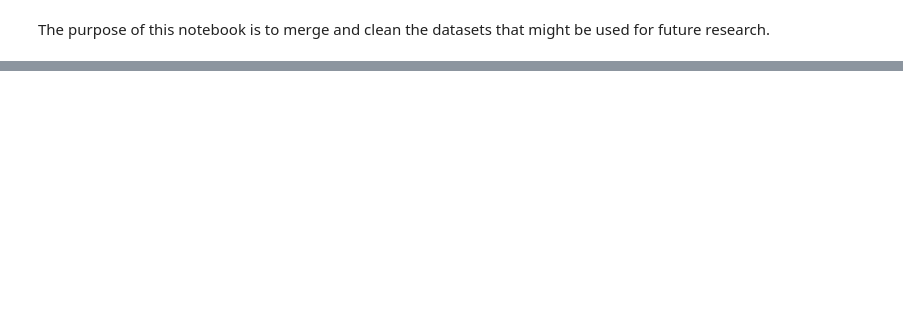
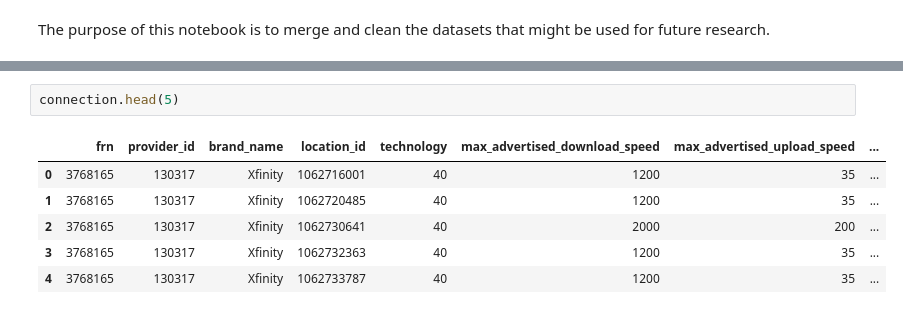
Before and after one commit to ReidelVichot/DE_CAI_broadband, a Jupyter notebook: MergingDataset.ipynb, the cells around one changed output, grey strips where cells are left out. Drawn from its saved outputs; the diff is of its cells as text; blank space fills up the shorter version.

```diff
--- a/MergingDataset.ipynb
+++ b/MergingDataset.ipynb
@@ -22,0 +93,9 @@ The purpose of this notebook is to merge and clean the datasets that might be us
+# %%
+connection.head(5)
+# %% [output]
+|  | frn | provider_id | brand_name | location_id | technology | max_advertised_download_speed | max_advertised_upload_speed | ... |
+| 0 | 3768165 | 130317 | Xfinity | 1062716001 | 40 | 1200 | 35 | ... |
+| 1 | 3768165 | 130317 | Xfinity | 1062720485 | 40 | 1200 | 35 | ... |
+| 2 | 3768165 | 130317 | Xfinity | 1062730641 | 40 | 2000 | 200 | ... |
+| 3 | 3768165 | 130317 | Xfinity | 1062732363 | 40 | 1200 | 35 | ... |
+| 4 | 3768165 | 130317 | Xfinity | 1062733787 | 40 | 1200 | 35 | ... |
```
Also changed, not shown: parts of 22 cells of this notebook.
